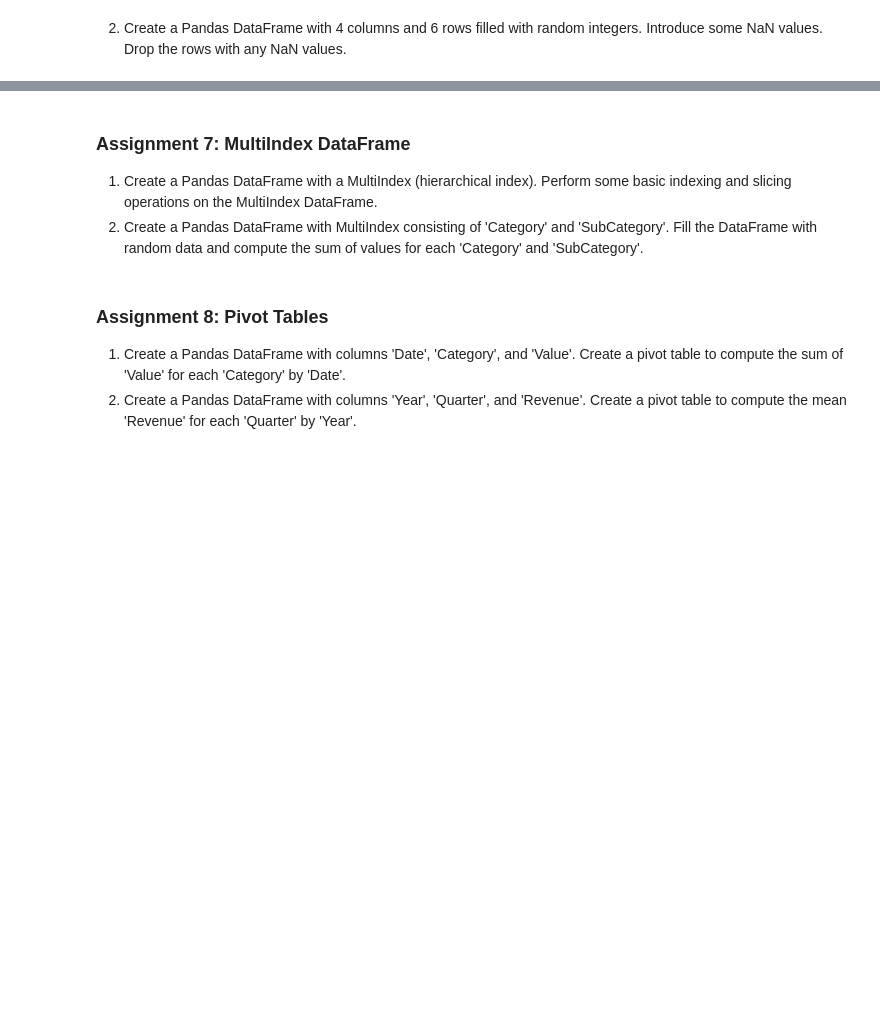
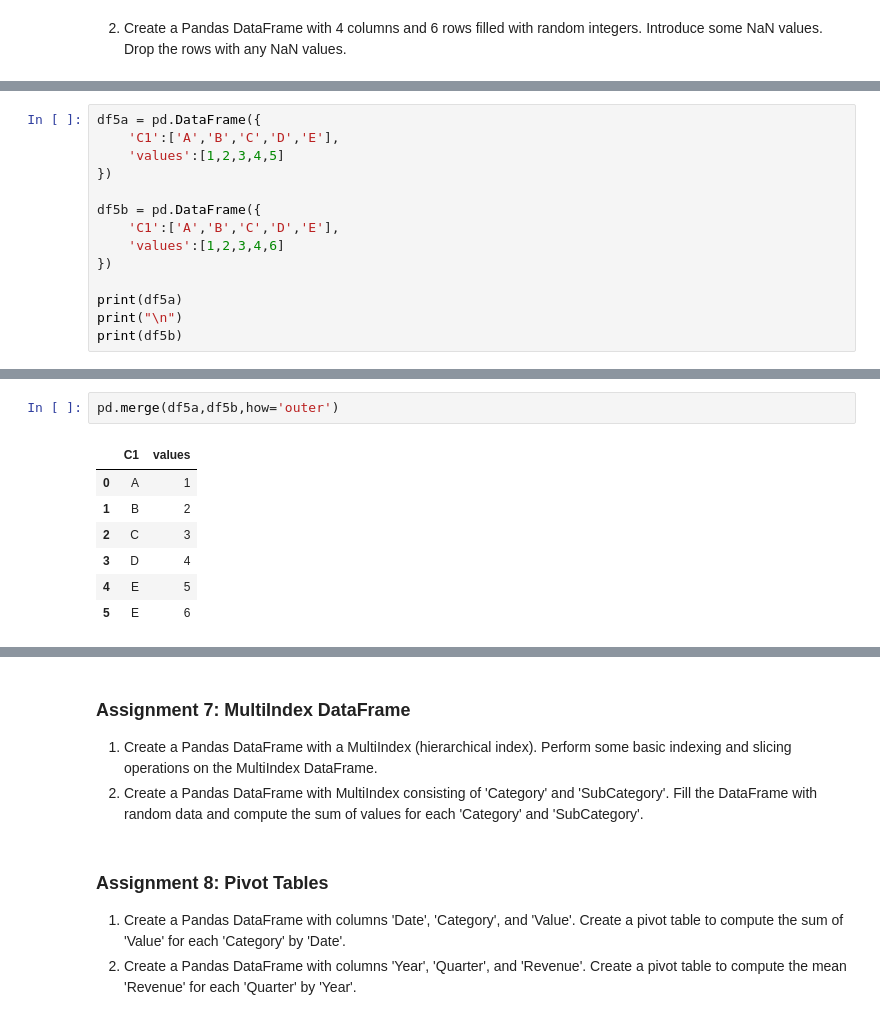
Before and after one commit to ArunNegi112/Python-Learning-Path-Topic-Wise-Assignments, a Jupyter notebook: Assignments/numpypandasassignments/pandasasssignments.ipynb, the cells around one changed output, grey strips where cells are left out. Saved outputs shown, nothing was run; the diff lists cells and outputs as text; blank space fills up the shorter version.

```diff
--- a/Assignments/numpypandasassignments/pandasasssignments.ipynb
+++ b/Assignments/numpypandasassignments/pandasasssignments.ipynb
@@ -222,0 +295,14 @@ df3.dropna(axis=1)    # Drop the columns
+# %%
+df5a = pd.DataFrame({
+    'C1':['A','B','C','D','E'],
+    'values':[1,2,3,4,5]
+})
+
+df5b = pd.DataFrame({
+    'C1':['A','B','C','D','E'],
+    'values':[1,2,3,4,6]
+})
+
+print(df5a)
+print("\n")
+print(df5b)
@@ -222,0 +332,10 @@ df3.dropna(axis=1)    # Drop the columns
+# %%
+pd.merge(df5a,df5b,how='outer')
+# %% [output]
+|  | C1 | values |
+| 0 | A | 1 |
+| 1 | B | 2 |
+| 2 | C | 3 |
+| 3 | D | 4 |
+| 4 | E | 5 |
+| 5 | E | 6 |
```
Also changed, not shown: parts of 30 cells of this notebook.
